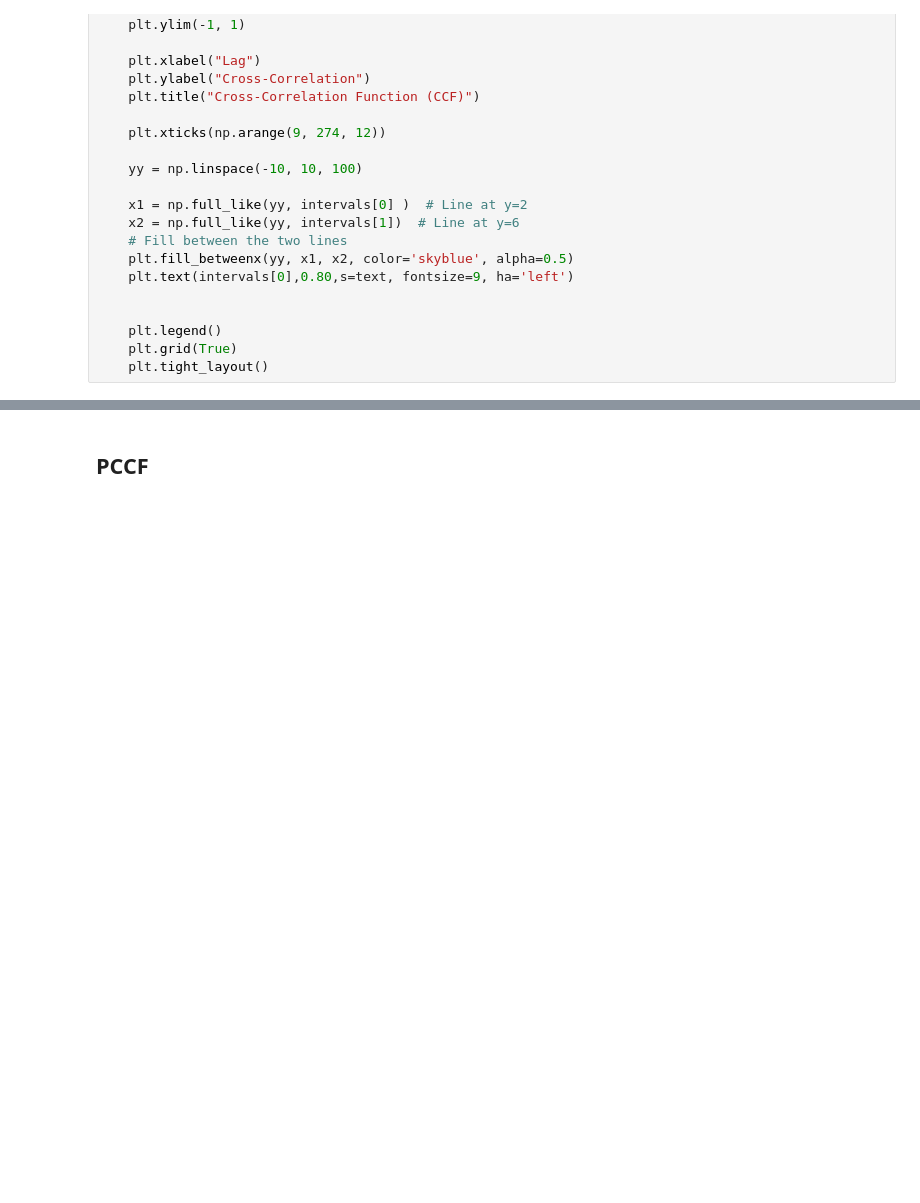
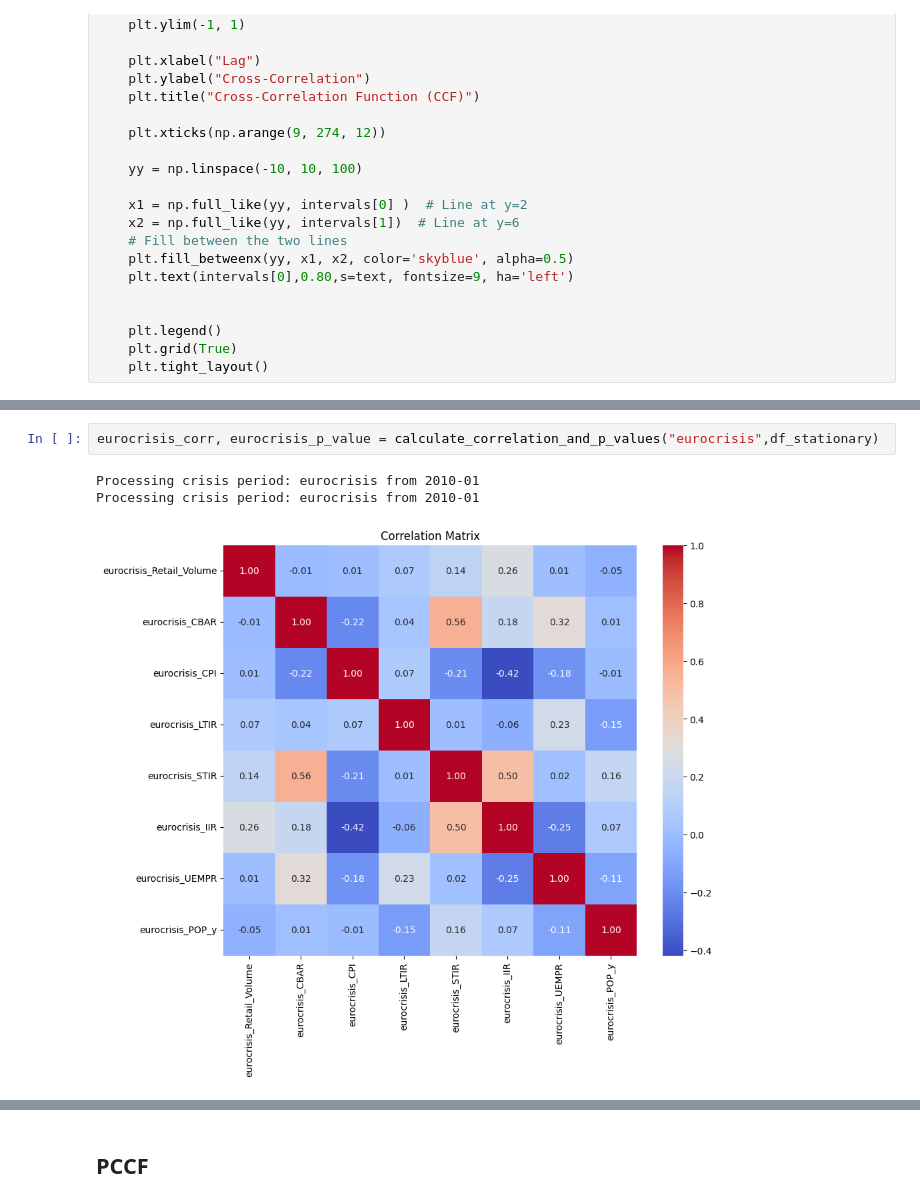
Before and after one commit to emirsglm/consumer-behavior-analysis, a Jupyter notebook: test.ipynb, the cells around one changed output, grey strips where cells are left out. Drawn from its saved outputs; the diff is of its cells as text; blank space fills up the shorter version.

```diff
--- a/test.ipynb
+++ b/test.ipynb
@@ -1280,0 +1238,6 @@ Processing crisis period: covid from 2020-03
+# %%
+eurocrisis_corr, eurocrisis_p_value = calculate_correlation_and_p_values("eurocrisis",df_stationary)
+# %% [output]
+Processing crisis period: eurocrisis from 2010-01
+Processing crisis period: eurocrisis from 2010-01
+[figure, added]
```
Also changed, not shown: parts of 30 cells of this notebook.
